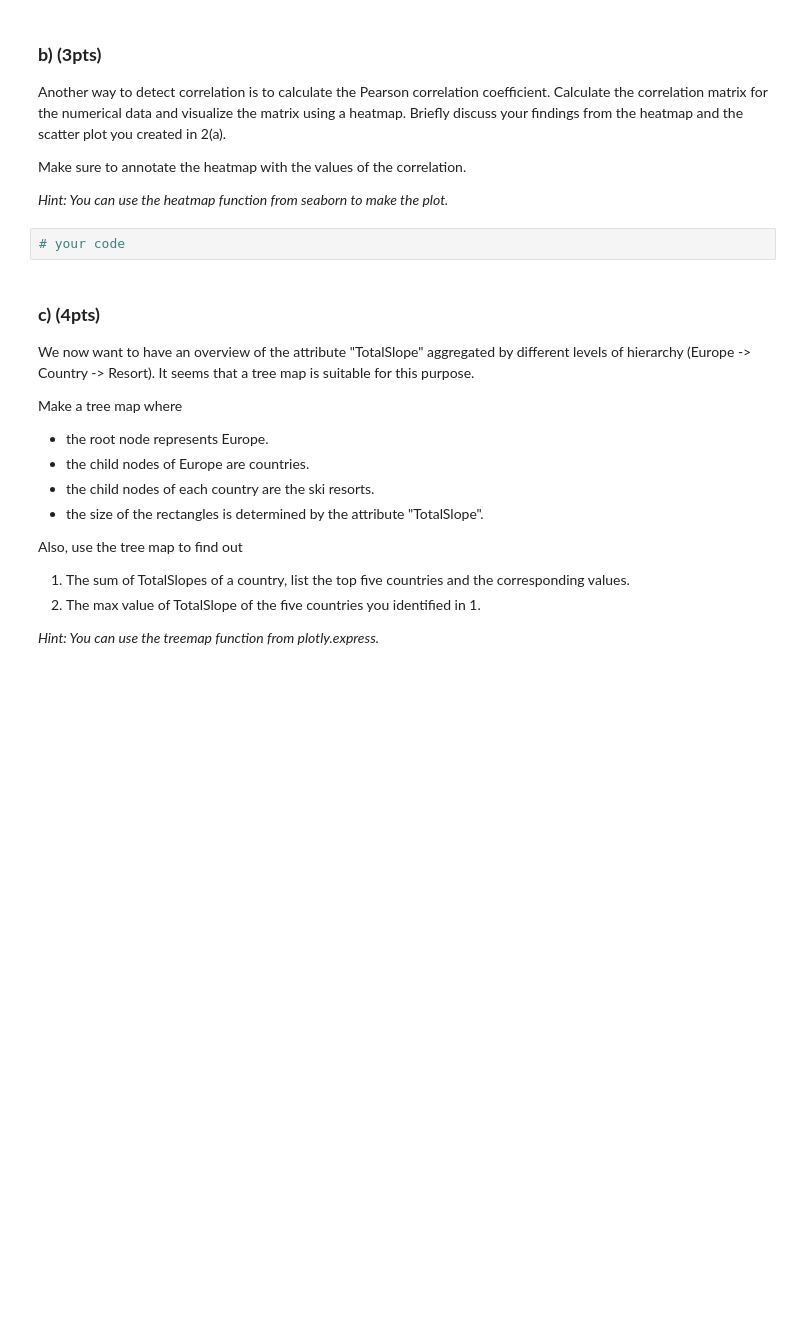
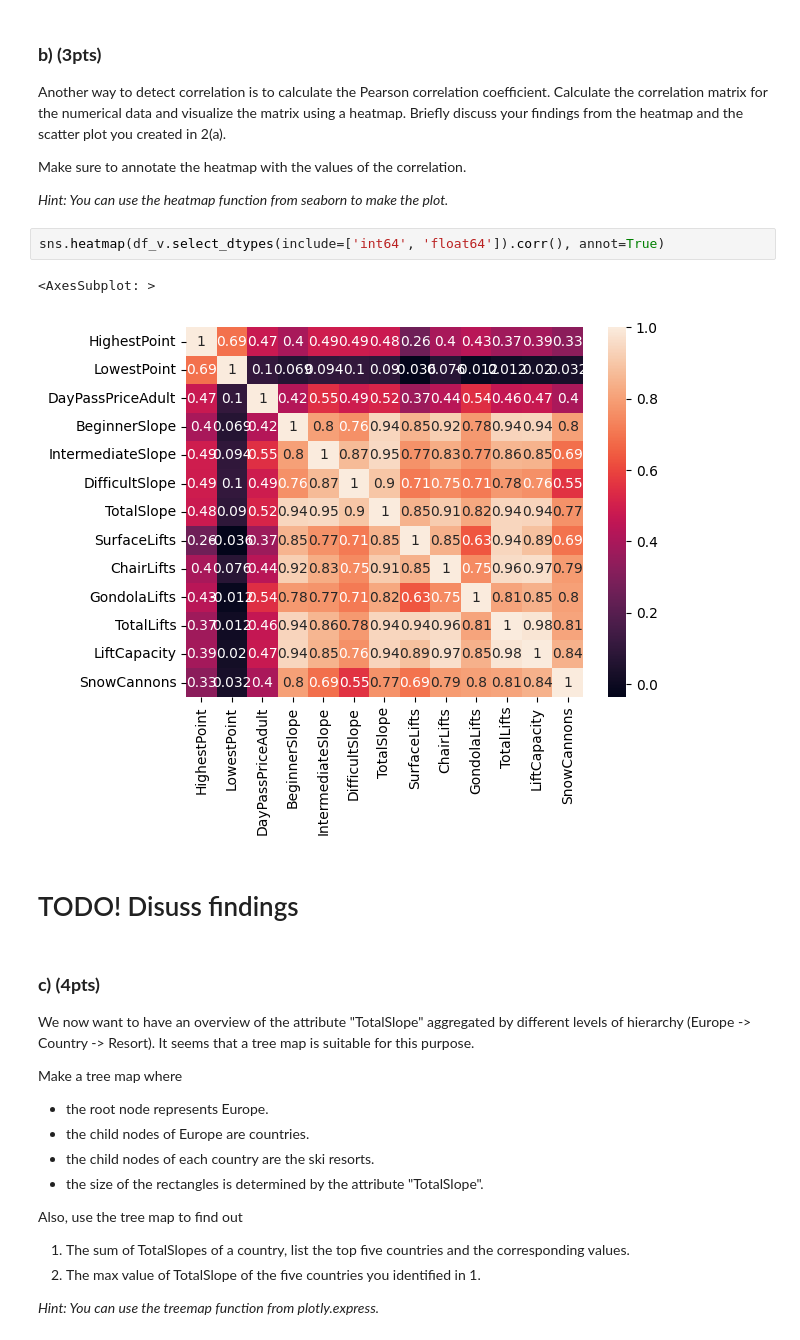
Before and after one commit to CodingTil/2022_23---Introduction-to-Data-Science---Exercises, a Jupyter notebook: assignment_2/assignment2.ipynb, the cells around one changed output. Saved outputs shown, nothing was run; the diff lists cells and outputs as text; blank space fills up the shorter version.

```diff
--- a/assignment_2/assignment2.ipynb
+++ b/assignment_2/assignment2.ipynb
@@ -193,7 +332,12 @@ Make sure to annotate the heatmap with the values of the correlation.
 
 *Hint: You can use the heatmap function from seaborn to make the plot.*
 # %%
-# your code
+sns.heatmap(df_v.select_dtypes(include=['int64', 'float64']).corr(), annot=True)
+# %% [output]
+<AxesSubplot: >
+[figure, added]
+# %% [markdown]
+# TODO! Disuss findings
 # %% [markdown]
 ### **c) (4pts)**
 We now want to have an overview of the attribute "TotalSlope" aggregated by different levels of hierarchy (Europe -> Country -> Resort). It seems that a tree map is suitable for this purpose.
```
Also changed, not shown: parts of 29 cells of this notebook.
